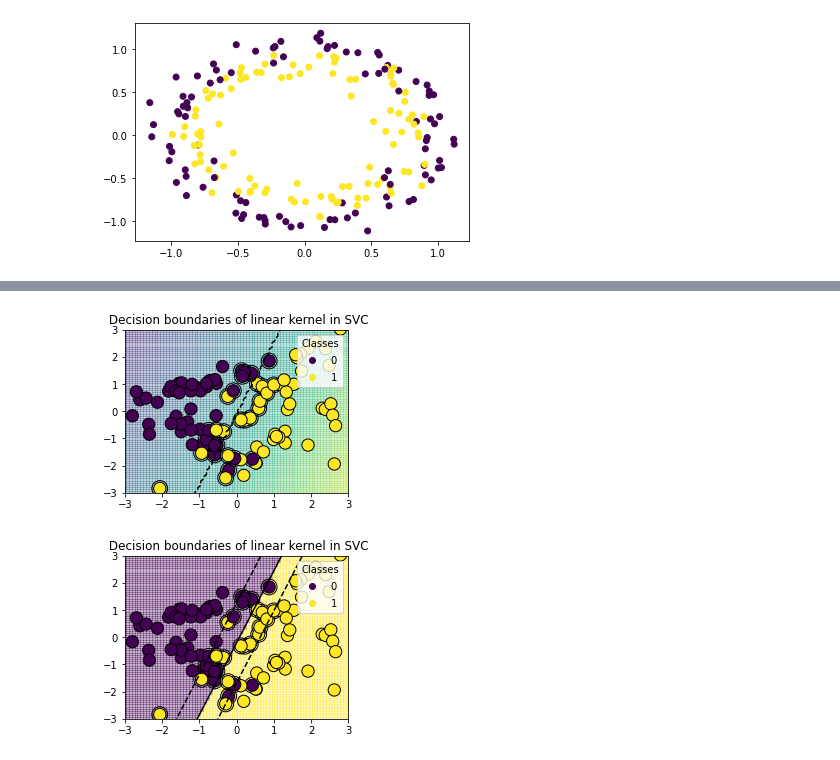
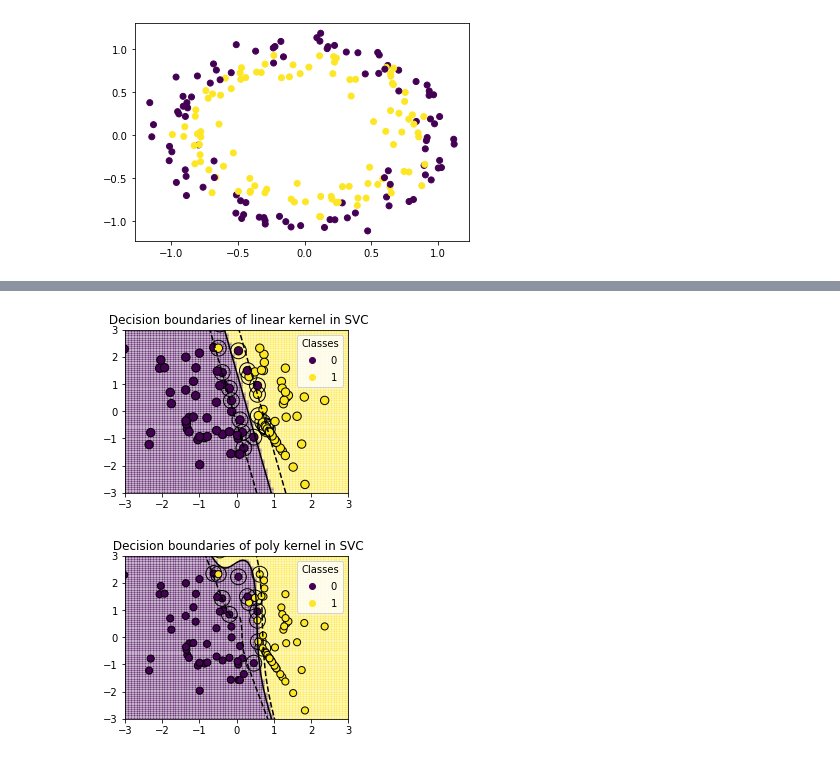
Before and after one commit to wookyung-lee/svmBT, a Jupyter notebook: theoretical_comparison/SVC.ipynb, the cells around one changed output, grey strips where cells are left out. Saved outputs shown, nothing was run; the diff lists cells and outputs as text; code cells hidden in the pictures.

```diff
--- a/theoretical_comparison/SVC.ipynb
+++ b/theoretical_comparison/SVC.ipynb
@@ -49,16 +49,16 @@ def plot_training_data_with_decision_boundary(kernel):
     DecisionBoundaryDisplay.from_estimator(
         **common_params,
         response_method="predict",
-        plot_method="pcolormesh",
+        plot_method="pcolormesh", # in order to distinguish the color on the either side of the decision boundary, e.g. one purple, the other yellow
         alpha=0.3,
     )
     DecisionBoundaryDisplay.from_estimator(
         **common_params,
         response_method="decision_function",
-        plot_method="contourf",
-        levels=[-1, 0, 1],
+        plot_method="contour", # in oder to
+        levels=[-1, 0, 1], # distance between the each support vectors to the decision boundary. 0 denotes that that distance to the decision boundary is 0.
         colors=["k", "k", "k"],
-        linestyles=["--", "-", "--"],
+        linestyles=["--", "-", "--"], # -- to draw the margin, - to draw the decision boundary
     )
 
     # Plot bigger circles around samples that serve as support vectors
@@ -70,7 +70,7 @@ def plot_training_data_with_decision_boundary(kernel):
         edgecolors="k",
     )
     # Plot samples by color and add legend
-    scatter = ax.scatter(X[:, 0], X[:, 1], c=y, s=150, edgecolors="k")
+    scatter = ax.scatter(X[:, 0], X[:, 1], c=y, s=70, edgecolors="k") # s: size of the data dots
     # ax.legend()
     ax.legend(*scatter.legend_elements(), loc="upper right", title="Classes")
     ax.set_title(f" Decision boundaries of {kernel} kernel in SVC")
@@ -93,8 +79,8 @@ Note: you may need to restart the kernel to use updated packages.
 # %%
 plot_training_data_with_decision_boundary("linear")
 # %% [output]
-[figure, old version]
+[figure, new version]
 # %%
-plot_training_data_with_decision_boundary("linear")
+plot_training_data_with_decision_boundary("poly")
 # %% [output]
-[figure, old version]
+[figure, new version]
```
Also changed, not shown: parts of 6 cells of this notebook.
